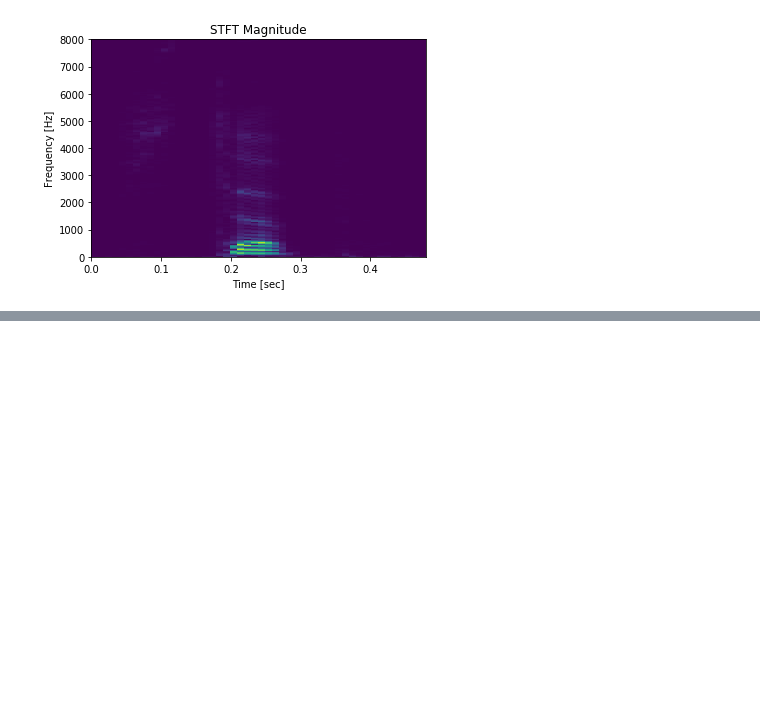
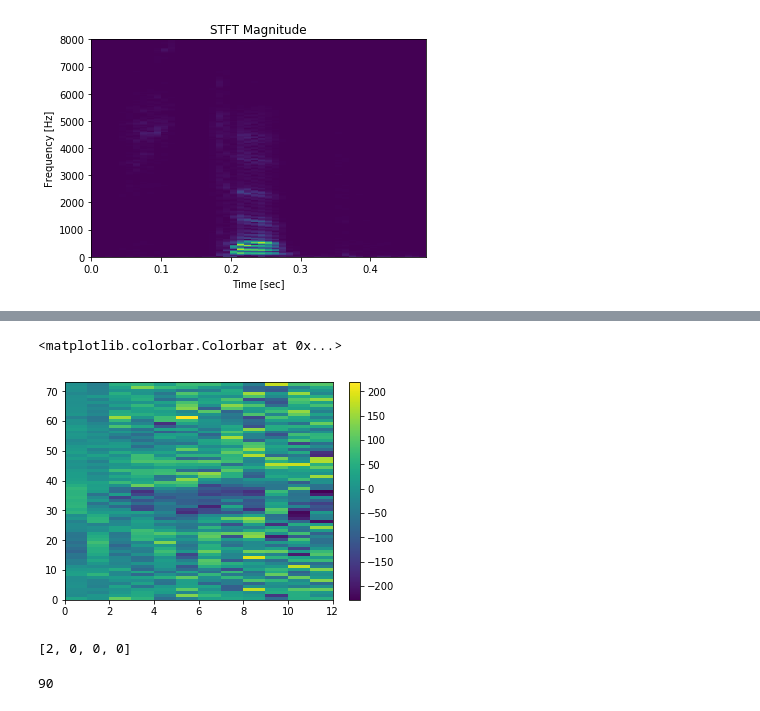
Before and after one commit to simonghrt/sir-speech-robot, a Jupyter notebook: premiere_approche_paul.ipynb, the cells around one changed output, grey strips where cells are left out. Saved outputs shown, nothing was run; the diff lists cells and outputs as text; code cells hidden in the pictures; blank space fills up the shorter version.

```diff
--- a/premiere_approche_paul.ipynb
+++ b/premiere_approche_paul.ipynb
@@ -223,5 +223,5 @@ def process_file(filename):
 # %%
-def DTWDistance(s1, s2,w):
+def altDTWDistance(s1, s2,w):
     DTW={}
 
     w = max(w, abs(len(s1)-len(s2)))
@@ -233,12 +233,12 @@ def DTWDistance(s1, s2,w):
 
     for i in range(len(s1)):
         for j in range(max(0, i-w), min(len(s2), i+w)):
-            dist= sum((s1[i]-s2[j])**2)
+            dist= np.sqrt(sum(np.abs((s1[i]-s2[j])**2)))
             DTW[(i, j)] = dist + min(DTW[(i-1, j)],DTW[(i, j-1)], DTW[(i-1, j-1)])
 
-    return np.sqrt(DTW[len(s1)-1, len(s2)-1])
+    return DTW[len(s1)-1, len(s2)-1]
 # %%
-def altDTWDistance(s1, s2):
+def DTWDistance(s1, s2):
     DTW={}
 
     for i in range(len(s1)):
@@ -249,7 +249,7 @@ def altDTWDistance(s1, s2):
 
     for i in range(len(s1)):
         for j in range(len(s2)):
-            dist= sum(np.abs((s1[i]-s2[j])**2))
+            dist= np.sqrt(sum(np.abs((s1[i]-s2[j]))**2))
             DTW[(i, j)] = dist + min(DTW[(i-1, j)],DTW[(i, j-1)], DTW[(i-1, j-1)])
 
-    return np.sqrt(DTW[len(s1)-1, len(s2)-1])
+    return DTW[len(s1)-1, len(s2)-1]
@@ -256,14 +366,14 @@ def altDTWDistance(s1, s2):
 # %%
-folder = "test3/"
-files = ["agauche.wav", "agauche2.wav", "agauche3.wav", "stop.wav", "stop2.wav", "stop3.wav"]
-file = "stop.wav"
+file = "enavant2.wav"
 mfcc_stop = process_file(folder + file)
 mfccs = []
 dtw_distance = []
+processed = []
 for file_ in files:
-    mfccs.append(process_file(folder + file_))
+    mfcc = process_file(folder + file_.get('filename'))
+    mfccs.append(mfcc)
 for mfcc in mfccs:
-    dtw_distance.append(altDTWDistance(mfcc_stop, mfcc))
+    dtw_distance.append(DTWDistance(mfcc_stop, mfcc))
 # %%
 dtw_distance
 # %% [output]
@@ -270,0 +392,14 @@ dtw_distance
+# %%
+for fileIdx in files:
+    file = fileIdx.get('filename')
+    mfcc_stop = process_file(folder + file)
+    mfccs = []
+    dtw_distance = []
+    processed = []
+    for file_ in files:
+        mfcc = process_file(folder + file_.get('filename'))
+        mfccs.append(mfcc)
+    for mfcc in mfccs:
+        dtw_distance.append(altDTWDistance(mfcc_stop, mfcc, 30))
+    print(fileIdx.get('filename') + ':')
+    print(get_classes_1n(dtw_distance))
@@ -270,0 +424,14 @@ dtw_distance
+# %%
+plt.pcolormesh(np.real(mfccs[10]))
+plt.colorbar()
+# %% [output]
+<matplotlib.colorbar.Colorbar at 0x...>
+[figure, added]
+# %%
+classes
+# %% [output]
+[2, 0, 0, 0]
+# %%
+len(mfccs[2])
+# %% [output]
+90
```
Also changed, not shown: parts of 9 cells of this notebook.
